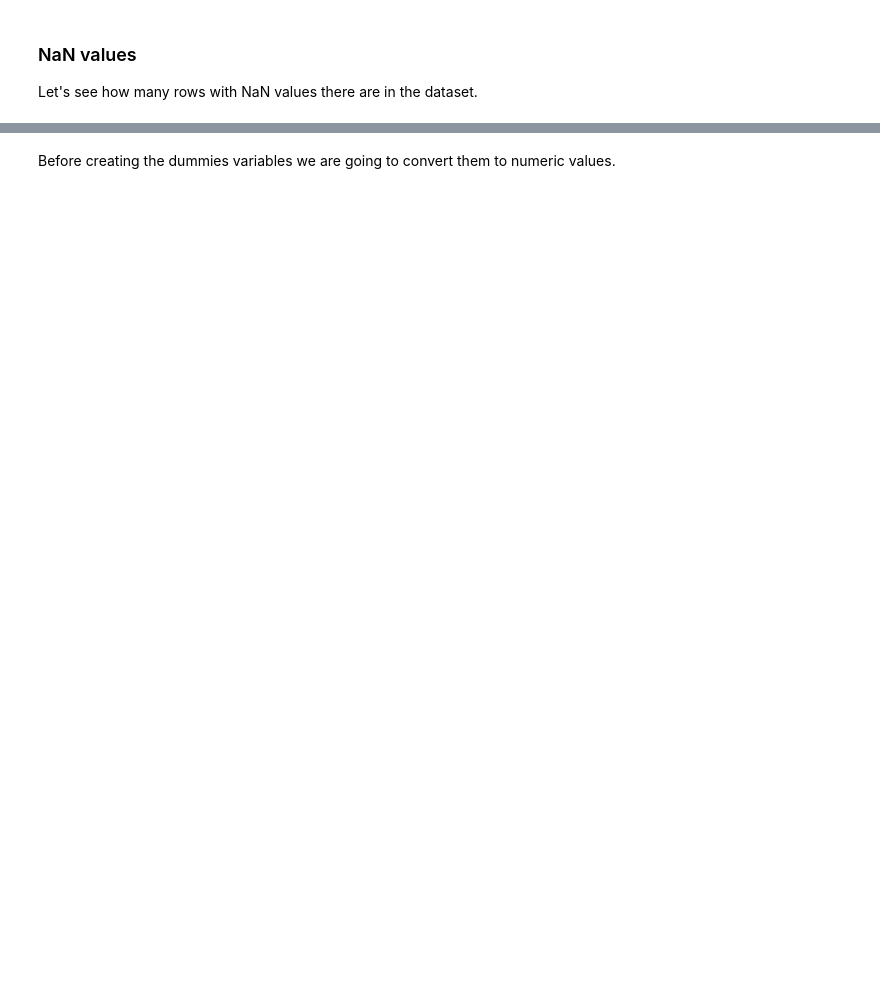
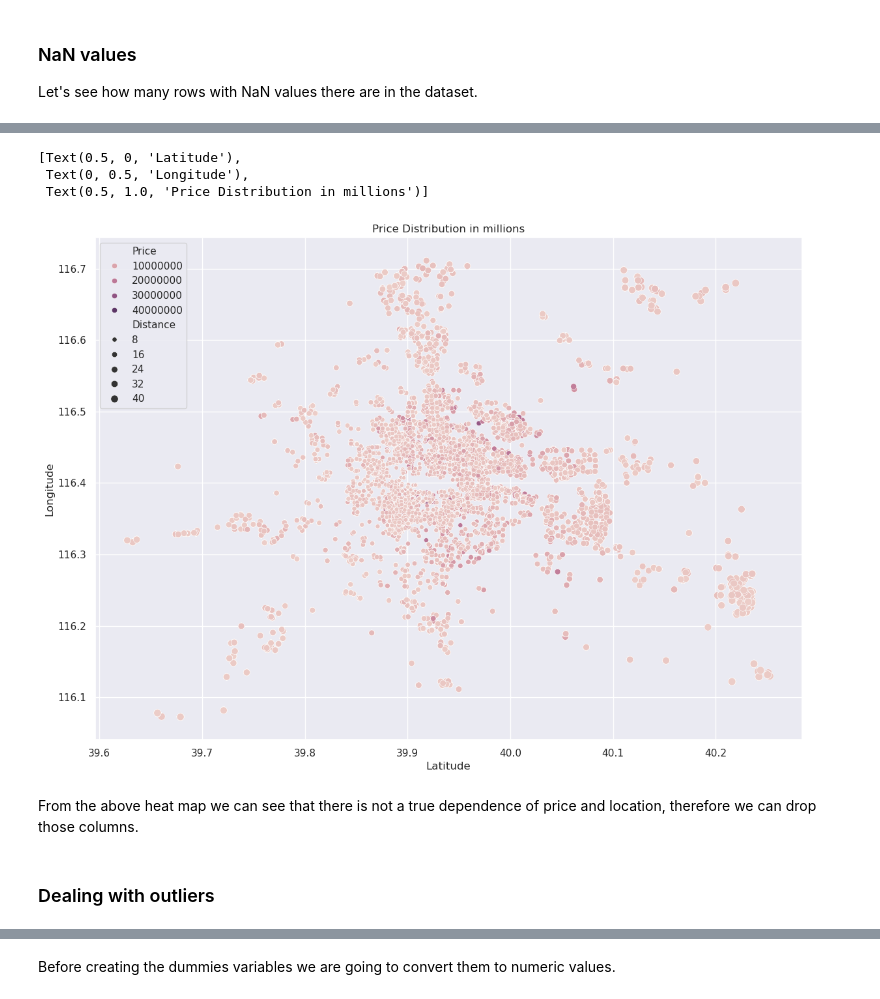
Before and after one commit to andreslimonalcocer/Projects, a Jupyter notebook: Machine Learning/Housing price Beijing/Housing price in Beijing.ipynb, the cells around one changed output, grey strips where cells are left out. Saved outputs shown, nothing was run; the diff lists cells and outputs as text; code cells hidden in the pictures; blank space fills up the shorter version.

```diff
--- a/Machine Learning/Housing price Beijing/Housing price in Beijing.ipynb
+++ b/Machine Learning/Housing price Beijing/Housing price in Beijing.ipynb
@@ -347,9 +277,0 @@ desired_data.head()
-# %%
-# Drop the rows.
-columns = desired_data.columns.values.tolist()
-dict_keys_object = frequencyValues(findValues(columns)).keys() # Access to the keys values (tuple).
-keys_list = list(dict_keys_object) # Transform the dictionary into a list to  iterate.
-for i in keys_list: # i is a tuple with the values (column, value, Relative frequency %)
-    if i[0] != 'Construction Time':
-    # We drop the rows in de DataFrame that have the unwanted values.
-        desired_data = desired_data[~desired_data[i[0]].eq(i[1])]
@@ -477,0 +384,5 @@ dtype: int64
+# %%
+desired_data = desired_data.drop('DOM', axis = 1)
+desired_data = desired_data.dropna()
+nans = desired_data.isna().sum()
+nans
@@ -477,0 +490,6 @@ dtype: int64
+# %%
+desired_data = desired_data[desired_data['Building Structure'] != 'Unknown']
+unknown_freq = desired_data['Building Structure'].value_counts().get('Unknown', 0)
+relative_freq = unknown_freq / len(desired_data)
+print(unknown_freq)
+print(relative_freq)
@@ -477,0 +501,19 @@ dtype: int64
+# %%
+# Beijing coordinates
+beijing_lat, beijing_lng = 39.906667, 116.3975
+
+# Calculate the distance using haversine formula
+def Haversine(lat2, lng2, lat1 = beijing_lat, lng1 = beijing_lng):
+    from math import radians, sin, cos, sqrt, atan2
+
+    lat1, lng1, lat2, lng2 = map(radians, [lat1, lng1, lat2, lng2])
+    dlat = lat2 - lat1
+    dlng = lng2 - lng1
+
+    a = sin(dlat / 2) ** 2 + cos(lat1) * cos(lat2) * sin(dlng / 2) ** 2
+    c = 2 * atan2(sqrt(a), sqrt(1 - a))
+    R = 6371.0 # Earth radius
+    distance = R * c
+    return distance
+desired_data['Distance'] = desired_data.apply(lambda x: Haversine(x['Lat'], x['Lng']),axis = 1)
+desired_data.head()
@@ -477,0 +527,12 @@ dtype: int64
+# %%
+# Heat map of prices according to their location
+sns.set(rc = {'figure.figsize':(14,10)})
+ax = sns.scatterplot(data = desired_data, x = "Lat", y = "Lng", hue = "Price",size = 'Distance',legend = 'brief')
+ax.set(xlabel = "Latitude", ylabel = "Longitude",title = "Price Distribution in millions")
+# %% [output]
+[Text(0.5, 0, 'Latitude'),
+ Text(0, 0.5, 'Longitude'),
+ Text(0.5, 1.0, 'Price Distribution in millions')]
+[figure, added]
+# %% [markdown]
+From the above heat map we can see that there is not a true dependence of price and location, therefore we can drop those columns.
@@ -477,0 +544,2 @@ dtype: int64
+# %% [markdown]
+### Dealing with outliers
```
Also changed, not shown: parts of 115 cells of this notebook, 1 other file.
